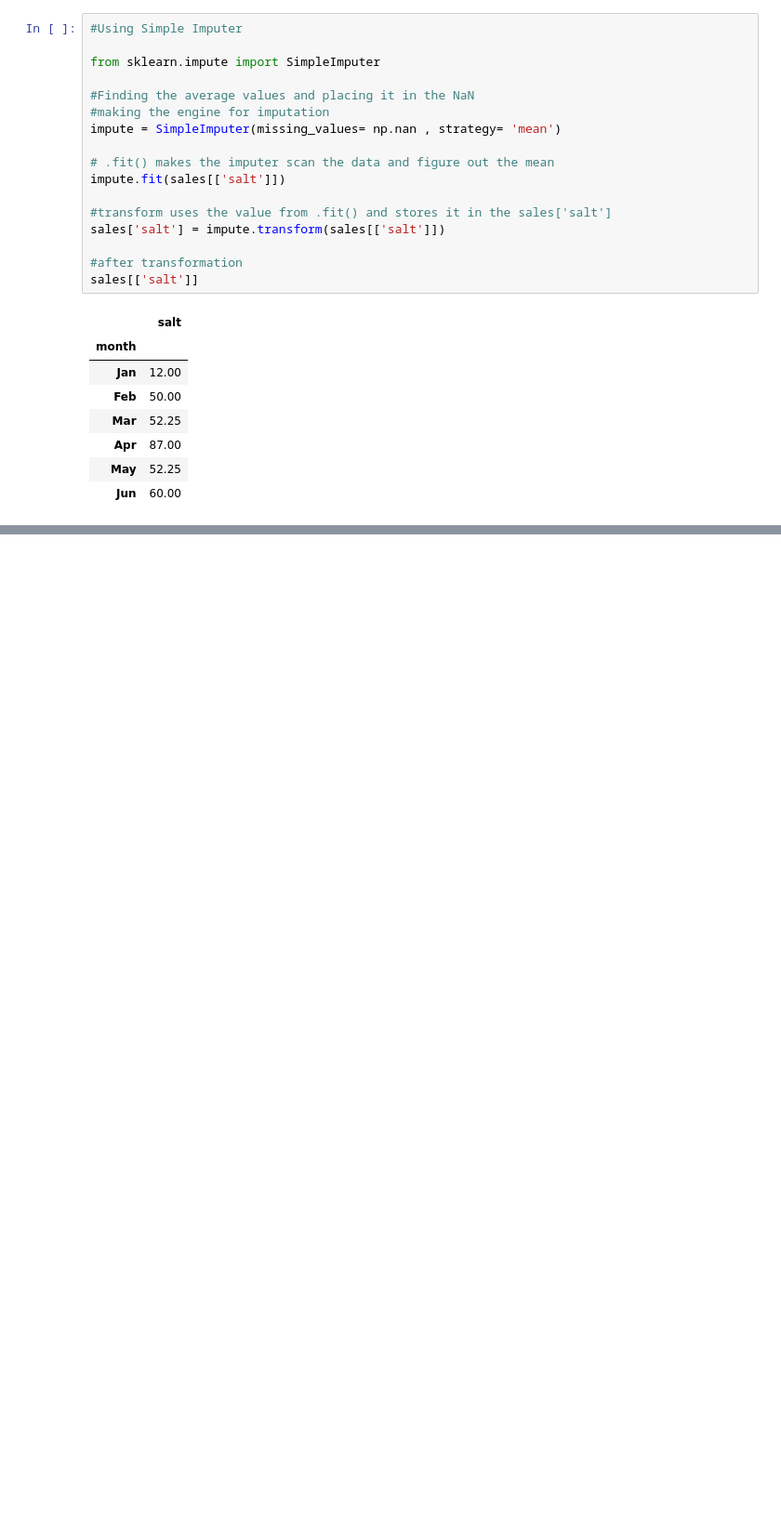
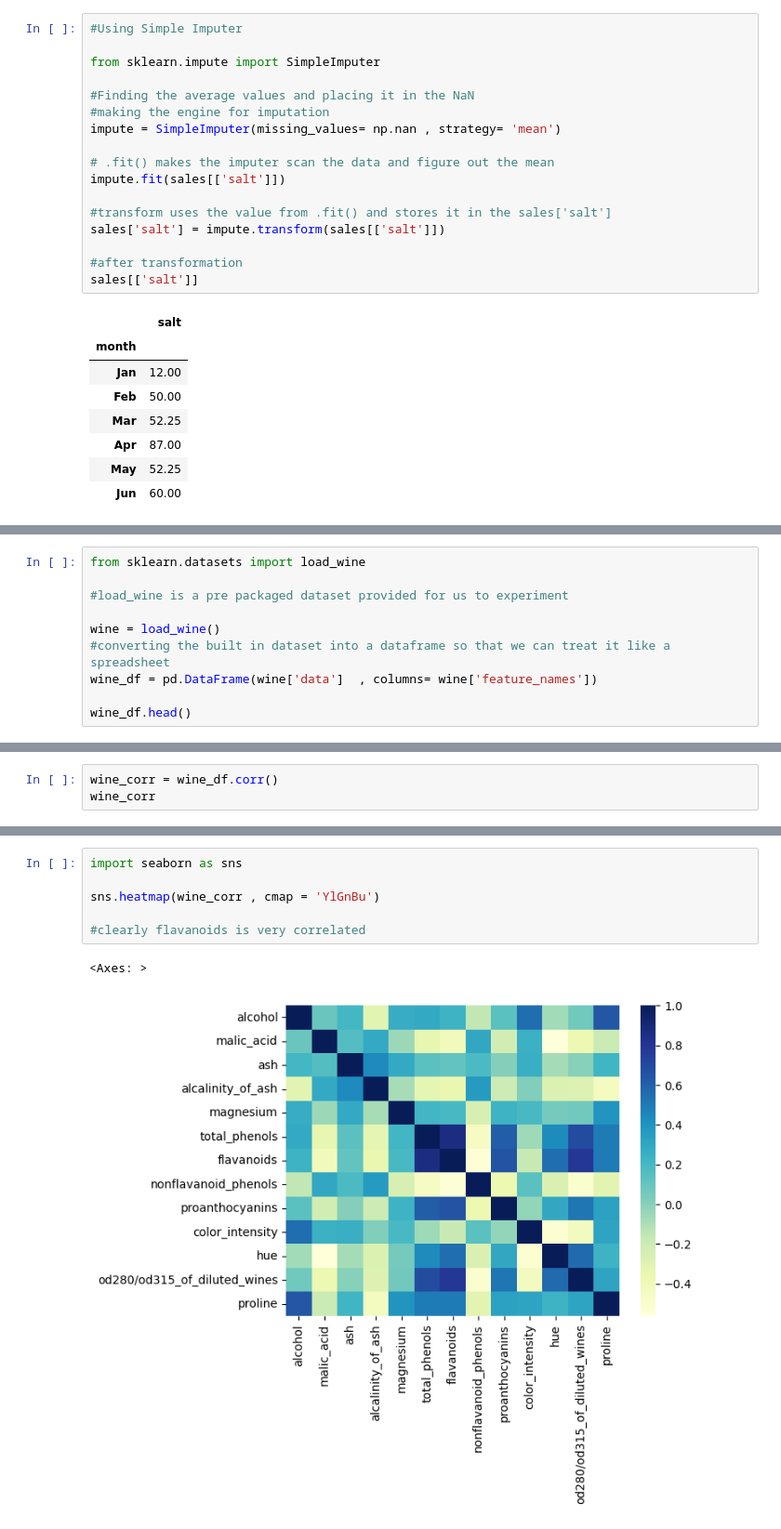
Before and after one commit to AshvinAA/ArtificialIntelligence, a Jupyter notebook: MachineLearning/intro.ipynb, the cells around one changed output, grey strips where cells are left out. Shown at 93% size. Cells and saved outputs as stored; diff of their text form; blank space fills up the shorter version.

```diff
--- a/MachineLearning/intro.ipynb
+++ b/MachineLearning/intro.ipynb
@@ -156,0 +202,10 @@ sales[['salt']]
+# %%
+from sklearn.datasets import load_wine
+
+#load_wine is a pre packaged dataset provided for us to experiment
+
+wine = load_wine()
+#converting the built in dataset into a dataframe so that we can treat it like a spreadsheet
+wine_df = pd.DataFrame(wine['data']  , columns= wine['feature_names'])
+
+wine_df.head()
@@ -156,0 +219,3 @@ sales[['salt']]
+# %%
+wine_corr = wine_df.corr()
+wine_corr
@@ -156,0 +237,9 @@ sales[['salt']]
+# %%
+import seaborn as sns
+
+sns.heatmap(wine_corr , cmap = 'YlGnBu')
+
+#clearly flavanoids is very correlated
+# %% [output]
+<Axes: >
+[figure, added]
```
Also changed, not shown: parts of 24 cells of this notebook.
